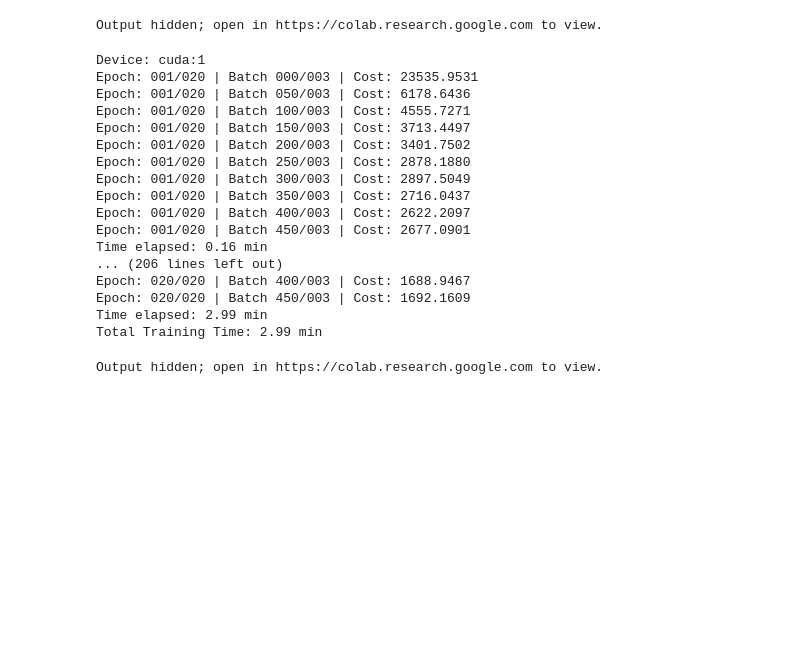
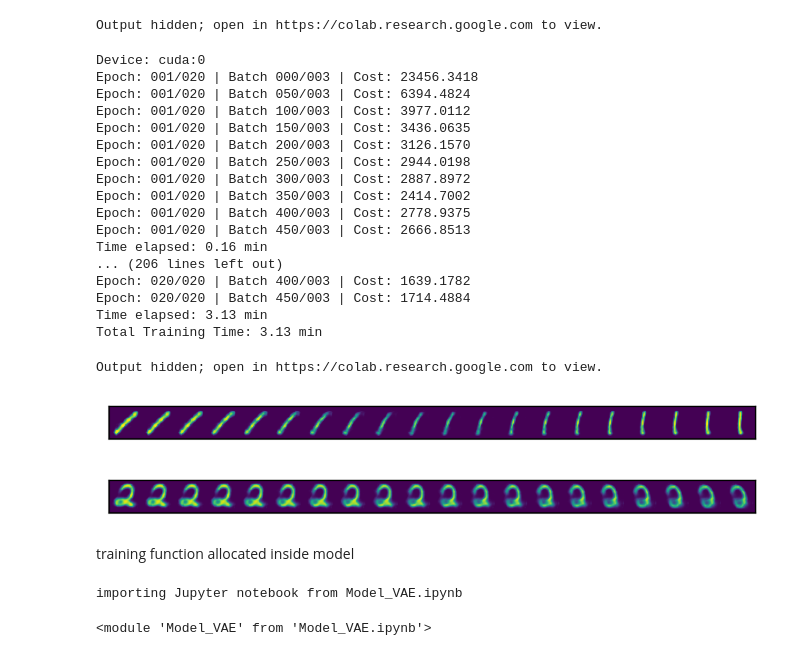
Before and after one commit to sebascarag/AI-SyntheticSound, a Jupyter notebook: Practice VAE.ipynb, the cells around one changed output. Drawn from its saved outputs; the diff is of its cells as text; code cells hidden in the pictures; blank space fills up the shorter version.

```diff
--- a/Practice VAE.ipynb
+++ b/Practice VAE.ipynb
@@ -14,7 +14,7 @@ import time
 # %%
 torch.manual_seed(0)
 plt.rcParams['figure.dpi'] = 200
-device = torch.device("cuda:1" if torch.cuda.is_available() else "cpu")
+device = torch.device("cuda:0" if torch.cuda.is_available() else "cpu")
 # %% [markdown]
 # Autoencoder
 # %%
@@ -663,7 +658,7 @@ Output hidden; open in https://colab.research.google.com to view.
 # %%
 # usando calculo de eps como CVAE y ajuste opt.zero_grad()
 print("Device:", device)
-modelVAE = vae.VariationalAutoencoder(
+modelVAE = mvae.VariationalAutoencoder(
               latent_dims= latent_dims,
               num_features= num_features,
               num_hidden_layers= num_hidden_layers
@@ -672,23 +667,23 @@ modelVAE = modelVAE.to(device.type)
 
 vae = train2(modelVAE, data)
 # %% [output]
-Device: cuda:1
-Epoch: 001/020 | Batch 000/003 | Cost: 23535.9531
-Epoch: 001/020 | Batch 050/003 | Cost: 6178.6436
-Epoch: 001/020 | Batch 100/003 | Cost: 4555.7271
-Epoch: 001/020 | Batch 150/003 | Cost: 3713.4497
-Epoch: 001/020 | Batch 200/003 | Cost: 3401.7502
-Epoch: 001/020 | Batch 250/003 | Cost: 2878.1880
-Epoch: 001/020 | Batch 300/003 | Cost: 2897.5049
-Epoch: 001/020 | Batch 350/003 | Cost: 2716.0437
-Epoch: 001/020 | Batch 400/003 | Cost: 2622.2097
-Epoch: 001/020 | Batch 450/003 | Cost: 2677.0901
+Device: cuda:0
+Epoch: 001/020 | Batch 000/003 | Cost: 23456.3418
+Epoch: 001/020 | Batch 050/003 | Cost: 6394.4824
+Epoch: 001/020 | Batch 100/003 | Cost: 3977.0112
+Epoch: 001/020 | Batch 150/003 | Cost: 3436.0635
+Epoch: 001/020 | Batch 200/003 | Cost: 3126.1570
+Epoch: 001/020 | Batch 250/003 | Cost: 2944.0198
+Epoch: 001/020 | Batch 300/003 | Cost: 2887.8972
+Epoch: 001/020 | Batch 350/003 | Cost: 2414.7002
+Epoch: 001/020 | Batch 400/003 | Cost: 2778.9375
+Epoch: 001/020 | Batch 450/003 | Cost: 2666.8513
 Time elapsed: 0.16 min
 ... (206 lines left out)
-Epoch: 020/020 | Batch 400/003 | Cost: 1688.9467
-Epoch: 020/020 | Batch 450/003 | Cost: 1692.1609
-Time elapsed: 2.99 min
-Total Training Time: 2.99 min
+Epoch: 020/020 | Batch 400/003 | Cost: 1639.1782
+Epoch: 020/020 | Batch 450/003 | Cost: 1714.4884
+Time elapsed: 3.13 min
+Total Training Time: 3.13 min
 # %%
 start_time_tsne = time.time()
 
@@ -705,3 +700,25 @@ fig.show()
 print('Total Time: %.2f min' % ((time.time() - start_time_tsne)/60))
 # %% [output]
 Output hidden; open in https://colab.research.google.com to view.
+# %%
+x, y = next(data.__iter__())
+x_1 = x[y == 1][1].to(device) # seleccionar los números 1
+x_2 = x[y == 1][5].to(device)
+interpolate(vae, x_1, x_2, n=20)
+# %% [output]
+[figure, added]
+# %%
+x, y = next(data.__iter__())
+x_1 = x[y == 2][1].to(device) # seleccionar los números 1
+x_2 = x[y == 2][5].to(device)
+interpolate(vae, x_1, x_2, n=20)
+# %% [output]
+[figure, added]
+# %% [markdown]
+training function allocated inside model
+# %%
+import Model_VAE as mvae
+reload(mvae)
+# %% [output]
+importing Jupyter notebook from Model_VAE.ipynb
+<module 'Model_VAE' from 'Model_VAE.ipynb'>
```
Also changed, not shown: parts of 8 cells of this notebook.
